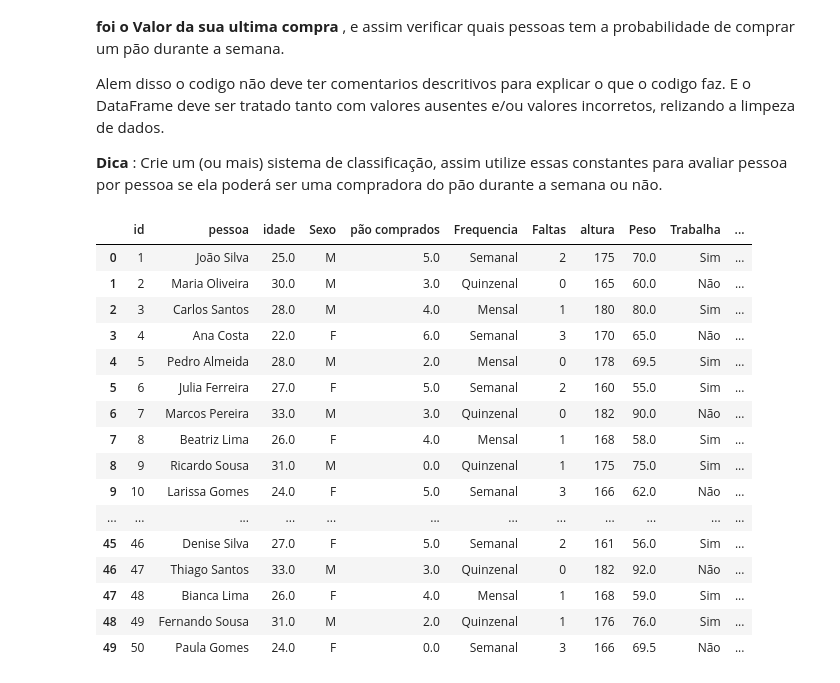
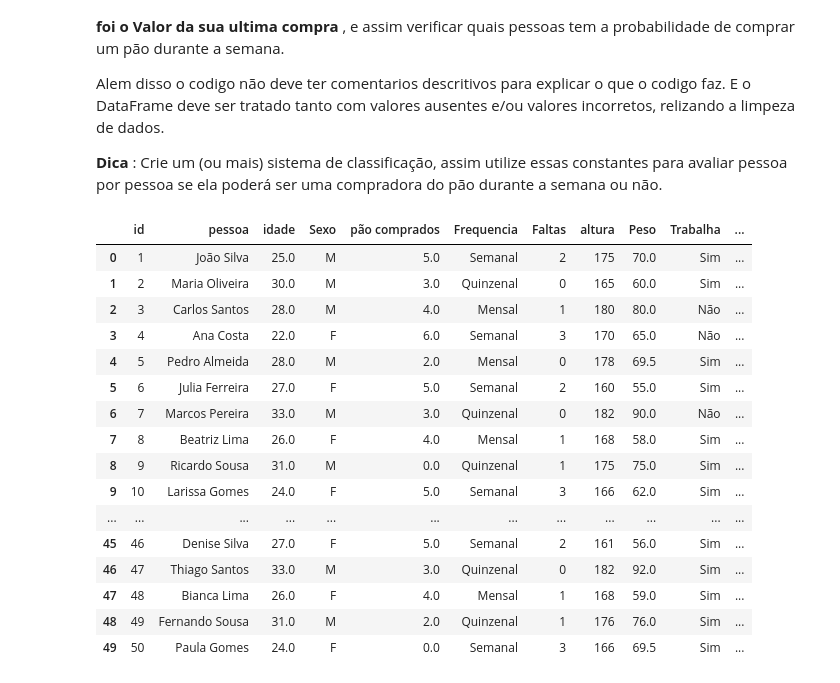
Before and after one commit to WillianXG/trabalho_pao, a Jupyter notebook: Desafio_do_pao.ipynb, the cells around one changed output. Cells and saved outputs as stored; diff of their text form; code cells hidden in the pictures.

Commit message:
Limpeza na coluna Profissão e coluna Trabalha

```diff
--- a/Desafio_do_pao.ipynb
+++ b/Desafio_do_pao.ipynb
@@ -125,48 +125,60 @@ def trat(df_value):
 
 def Sex(df_value):
   try:
     if df_value == 'masculino':
       return 'M'
     elif df_value == 'feminino':
       return 'F'
     else:
       return df_value
   except ValueError:
     return df_value
 
+def trab(df):
+    for i, row in df.iterrows():
+        if row['Profissão'] == 'Não informado':
+            df.at[i, 'Trabalha'] = 'Não'
+        elif row['Profissão'] == 'Estudante':
+            df.at[i, 'Trabalha'] = 'Não'
+        else:
+            df.at[i, 'Trabalha'] = 'Sim'
+    return df
+
 mediana_idade = Dados_pao['idade'].median()
 mediana_peso = Dados_pao['Peso'].median()
 
 Dados_pao['Sexo'] = Dados_pao['Sexo'].apply(Sex)
 Dados_pao['Interação social'] = Dados_pao['Interação social'].apply(trat)
 Dados_pao['Profissão'] = Dados_pao['Profissão'].fillna('Não informado')
 Dados_pao['Comida Favorita'] = Dados_pao['Comida Favorita'].fillna('Não informado')
 Dados_pao['idade'] = Dados_pao['idade'].fillna(mediana_idade)
 Dados_pao['pão comprados'] = Dados_pao['pão comprados'].fillna(0)
 Dados_pao['numero de amigos'] = Dados_pao['numero de amigos'].fillna(0)
 Dados_pao['Valor gasto por semana'] = Dados_pao['Valor gasto por semana'].fillna(0)
 Dados_pao['Peso'] = Dados_pao['Peso'].fillna(mediana_peso)
 Dados_pao['Estado civil'] = Dados_pao['Estado civil'].fillna('Não informado')
+Dados_pao['Trabalha'] = None
+Dados_pao = trab(Dados_pao)
 
 Dados_pao
 # %% [output]
 |  | id | pessoa | idade | Sexo | pão comprados | Frequencia | Faltas | altura | Peso | Trabalha | ... |
 | 0 | 1 | João Silva | 25.0 | M | 5.0 | Semanal | 2 | 175 | 70.0 | Sim | ... |
-| 1 | 2 | Maria Oliveira | 30.0 | M | 3.0 | Quinzenal | 0 | 165 | 60.0 | Não | ... |
-| 2 | 3 | Carlos Santos | 28.0 | M | 4.0 | Mensal | 1 | 180 | 80.0 | Sim | ... |
+| 1 | 2 | Maria Oliveira | 30.0 | M | 3.0 | Quinzenal | 0 | 165 | 60.0 | Sim | ... |
+| 2 | 3 | Carlos Santos | 28.0 | M | 4.0 | Mensal | 1 | 180 | 80.0 | Não | ... |
 | 3 | 4 | Ana Costa | 22.0 | F | 6.0 | Semanal | 3 | 170 | 65.0 | Não | ... |
 | 4 | 5 | Pedro Almeida | 28.0 | M | 2.0 | Mensal | 0 | 178 | 69.5 | Sim | ... |
 | 5 | 6 | Julia Ferreira | 27.0 | F | 5.0 | Semanal | 2 | 160 | 55.0 | Sim | ... |
 | 6 | 7 | Marcos Pereira | 33.0 | M | 3.0 | Quinzenal | 0 | 182 | 90.0 | Não | ... |
 | 7 | 8 | Beatriz Lima | 26.0 | F | 4.0 | Mensal | 1 | 168 | 58.0 | Sim | ... |
 | 8 | 9 | Ricardo Sousa | 31.0 | M | 0.0 | Quinzenal | 1 | 175 | 75.0 | Sim | ... |
-| 9 | 10 | Larissa Gomes | 24.0 | F | 5.0 | Semanal | 3 | 166 | 62.0 | Não | ... |
+| 9 | 10 | Larissa Gomes | 24.0 | F | 5.0 | Semanal | 3 | 166 | 62.0 | Sim | ... |
 | ... | ... | ... | ... | ... | ... | ... | ... | ... | ... | ... | ... |
 | 45 | 46 | Denise Silva | 27.0 | F | 5.0 | Semanal | 2 | 161 | 56.0 | Sim | ... |
-| 46 | 47 | Thiago Santos | 33.0 | M | 3.0 | Quinzenal | 0 | 182 | 92.0 | Não | ... |
+| 46 | 47 | Thiago Santos | 33.0 | M | 3.0 | Quinzenal | 0 | 182 | 92.0 | Sim | ... |
 | 47 | 48 | Bianca Lima | 26.0 | F | 4.0 | Mensal | 1 | 168 | 59.0 | Sim | ... |
 | 48 | 49 | Fernando Sousa | 31.0 | M | 2.0 | Quinzenal | 1 | 176 | 76.0 | Sim | ... |
-| 49 | 50 | Paula Gomes | 24.0 | F | 0.0 | Semanal | 3 | 166 | 69.5 | Não | ... |
+| 49 | 50 | Paula Gomes | 24.0 | F | 0.0 | Semanal | 3 | 166 | 69.5 | Sim | ... |
 # %%
 #Tratamento de dados para o DataFrame original
 Dados_pao_tratados = Dados_pao
```
